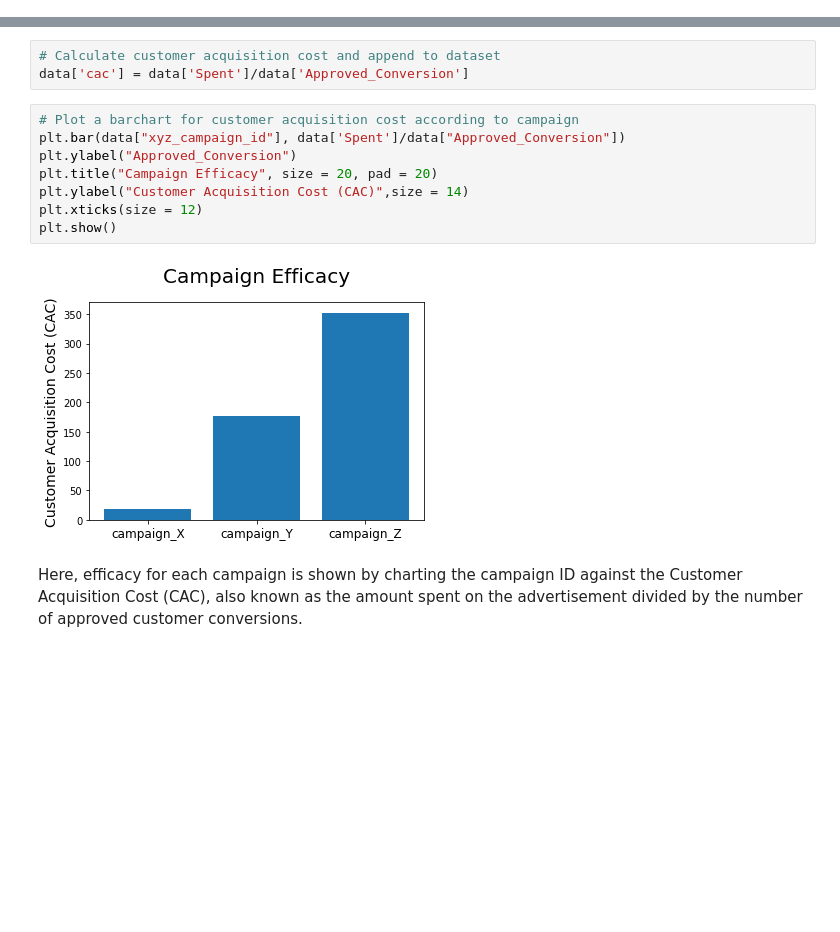
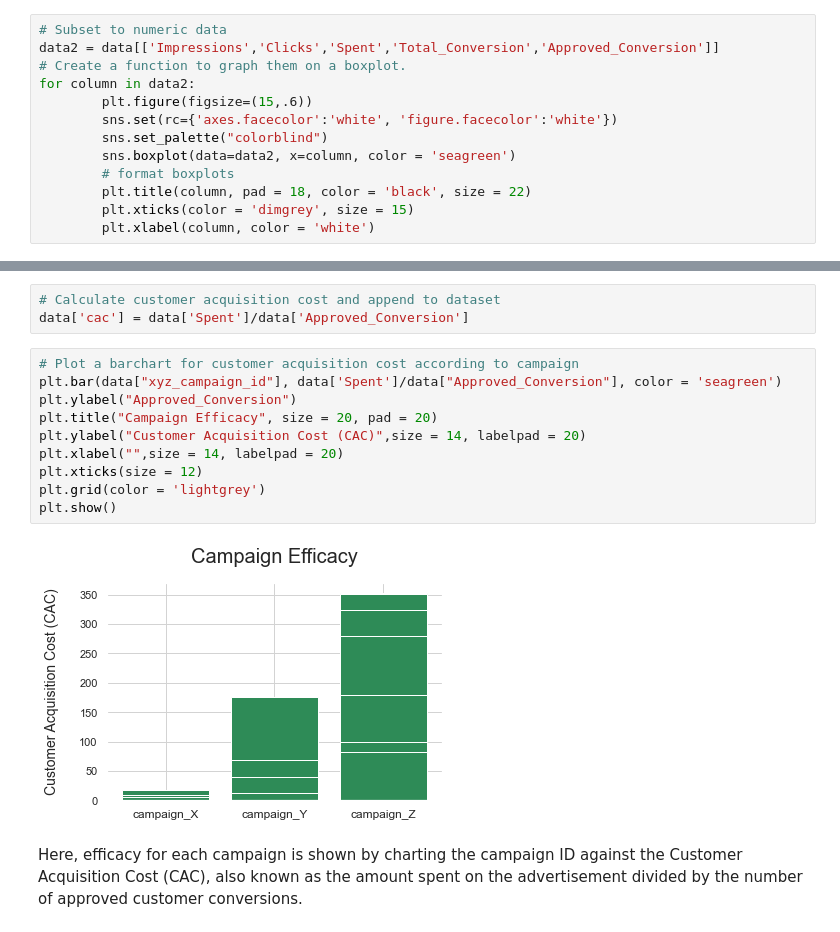
Before and after one commit to jaramiar/Sales-Conversion, a Jupyter notebook: KNN_Ad_Campaigns.ipynb, the cells around one changed output, grey strips where cells are left out. Drawn from its saved outputs; the diff is of its cells as text; blank space fills up the shorter version.

Commit message:
Add files via upload
add detail to visuals

```diff
--- a/KNN_Ad_Campaigns.ipynb
+++ b/KNN_Ad_Campaigns.ipynb
@@ -108,0 +139,13 @@ Key Observations:
+# %%
+# Subset to numeric data
+data2 = data[['Impressions','Clicks','Spent','Total_Conversion','Approved_Conversion']]
+# Create a function to graph them on a boxplot.
+for column in data2:
+        plt.figure(figsize=(15,.6))
+        sns.set(rc={'axes.facecolor':'white', 'figure.facecolor':'white'})
+        sns.set_palette("colorblind")
+        sns.boxplot(data=data2, x=column, color = 'seagreen')
+        # format boxplots
+        plt.title(column, pad = 18, color = 'black', size = 22)
+        plt.xticks(color = 'dimgrey', size = 15)
+        plt.xlabel(column, color = 'white')
@@ -123,14 +188,16 @@ Campaign Z has the greatest presence in the dataset, so more information is avai
 data['cac'] = data['Spent']/data['Approved_Conversion']
 # %%
 # Plot a barchart for customer acquisition cost according to campaign
-plt.bar(data["xyz_campaign_id"], data['Spent']/data["Approved_Conversion"])
+plt.bar(data["xyz_campaign_id"], data['Spent']/data["Approved_Conversion"], color = 'seagreen')
 plt.ylabel("Approved_Conversion")
 plt.title("Campaign Efficacy", size = 20, pad = 20)
-plt.ylabel("Customer Acquisition Cost (CAC)",size = 14)
+plt.ylabel("Customer Acquisition Cost (CAC)",size = 14, labelpad = 20)
+plt.xlabel("",size = 14, labelpad = 20)
 plt.xticks(size = 12)
+plt.grid(color = 'lightgrey')
 plt.show()
 # %% [output]
-[figure, old version]
+[figure, new version]
 # %% [markdown]
 Here, efficacy for each campaign is shown by charting the campaign ID against the Customer Acquisition Cost (CAC), also known as the amount spent on the advertisement divided by the number of approved customer conversions.
 # %% [markdown]
```
Also changed, not shown: parts of 27 cells of this notebook.
